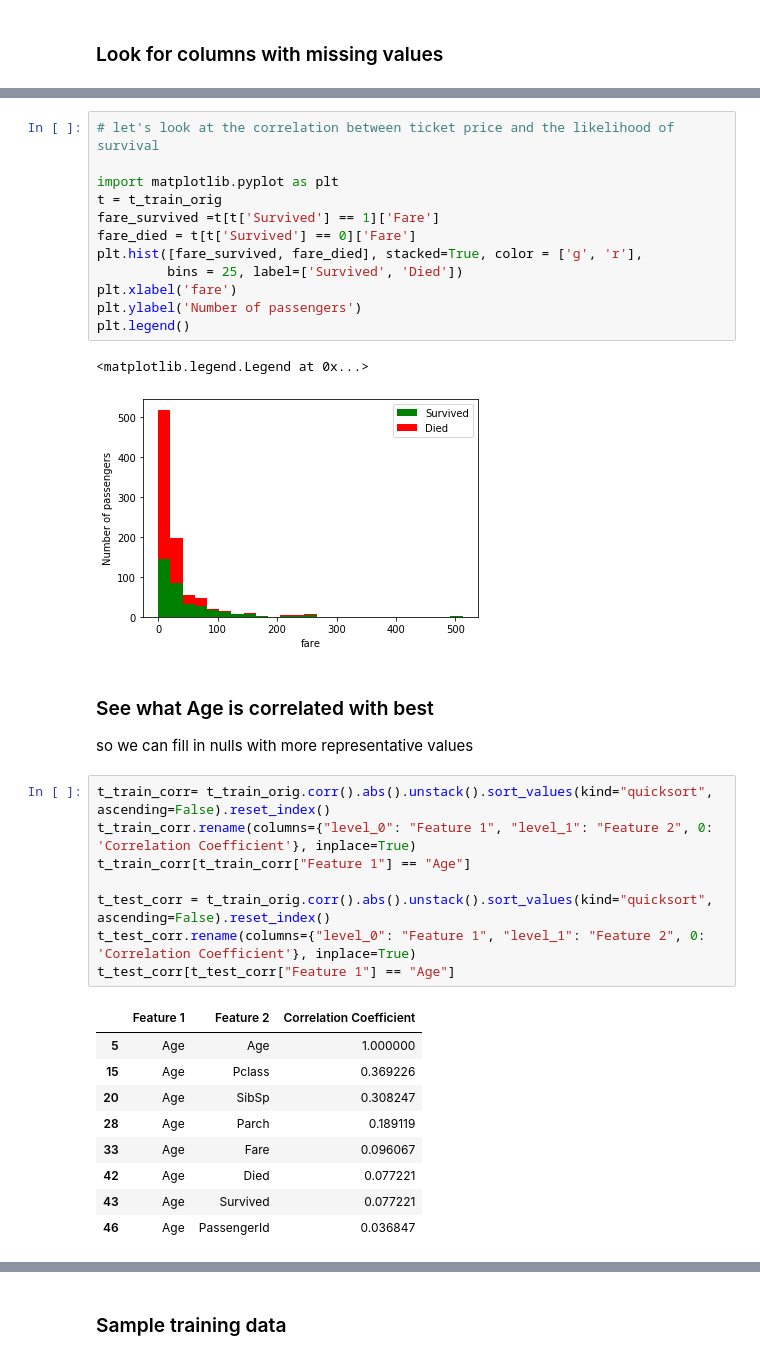
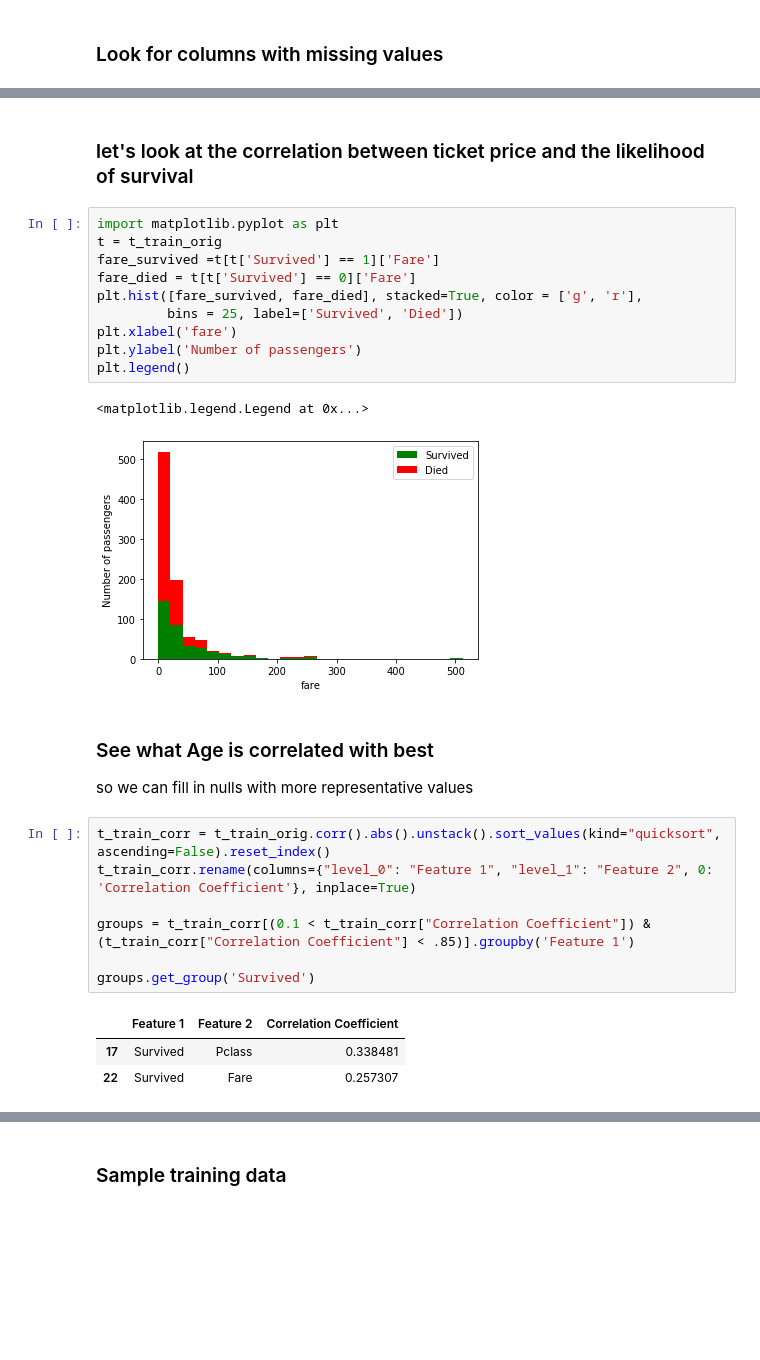
Before and after one commit to osofariu/titanic, a Jupyter notebook: titanic_kernel_ovi.ipynb, the cells around one changed output, grey strips where cells are left out. Cells and saved outputs as stored; diff of their text form; blank space fills up the shorter version.

```diff
--- a/titanic_kernel_ovi.ipynb
+++ b/titanic_kernel_ovi.ipynb
@@ -64,6 +56,6 @@ t_train_orig.groupby('Sex').agg('sum')[['Survived', 'Died']].plot(kind='bar', st
+# %% [markdown]
+### let's look at the correlation between ticket price and the likelihood of survival
 # %%
-# let's look at the correlation between ticket price and the likelihood of survival
-
 import matplotlib.pyplot as plt
 t = t_train_orig
 fare_survived =t[t['Survived'] == 1]['Fare']
@@ -80,20 +72,13 @@ plt.legend()
 ### See what  Age is correlated with best
 so we can fill in nulls with more representative values
 # %%
-t_train_corr= t_train_orig.corr().abs().unstack().sort_values(kind="quicksort", ascending=False).reset_index()
+t_train_corr = t_train_orig.corr().abs().unstack().sort_values(kind="quicksort", ascending=False).reset_index()
 t_train_corr.rename(columns={"level_0": "Feature 1", "level_1": "Feature 2", 0: 'Correlation Coefficient'}, inplace=True)
-t_train_corr[t_train_corr["Feature 1"] == "Age"]
 
-t_test_corr = t_train_orig.corr().abs().unstack().sort_values(kind="quicksort", ascending=False).reset_index()
-t_test_corr.rename(columns={"level_0": "Feature 1", "level_1": "Feature 2", 0: 'Correlation Coefficient'}, inplace=True)
-t_test_corr[t_test_corr["Feature 1"] == "Age"]
+groups = t_train_corr[(0.1 < t_train_corr["Correlation Coefficient"]) & (t_train_corr["Correlation Coefficient"] < .85)].groupby('Feature 1')
+
+groups.get_group('Survived')
 # %% [output]
 |  | Feature 1 | Feature 2 | Correlation Coefficient |
-| 5 | Age | Age | 1.000000 |
-| 15 | Age | Pclass | 0.369226 |
-| 20 | Age | SibSp | 0.308247 |
-| 28 | Age | Parch | 0.189119 |
-| 33 | Age | Fare | 0.096067 |
-| 42 | Age | Died | 0.077221 |
-| 43 | Age | Survived | 0.077221 |
-| 46 | Age | PassengerId | 0.036847 |
+| 17 | Survived | Pclass | 0.338481 |
+| 22 | Survived | Fare | 0.257307 |
```
Also changed, not shown: parts of 12 cells of this notebook.
